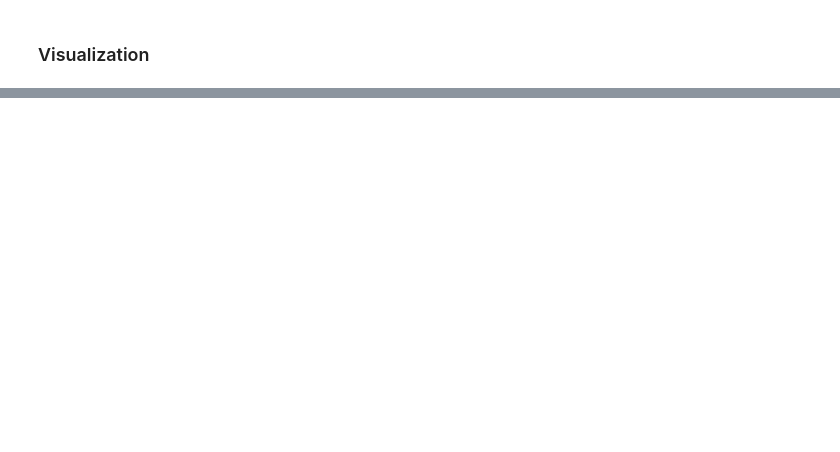
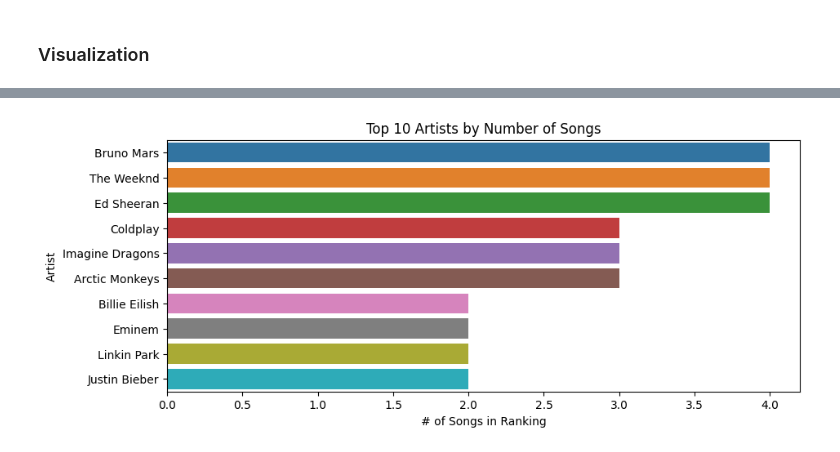
Before and after one commit to aguamelsu/DataScience-and-ML, a Jupyter notebook: homeworks/10_web_scrapping_problems.ipynb, the cells around one changed output, grey strips where cells are left out. Saved outputs shown, nothing was run; the diff lists cells and outputs as text; code cells hidden in the pictures; blank space fills up the shorter version.

```diff
--- a/homeworks/10_web_scrapping_problems.ipynb
+++ b/homeworks/10_web_scrapping_problems.ipynb
@@ -180,0 +224,12 @@ df.sample(10)
+# %%
+# Artists vs songs in ranking
+top10 = df["artist(s)"].value_counts().nlargest(10)
+
+plt.figure(figsize=(10, 4))
+sns.barplot(x=top10.values, y=top10.index.tolist(), orient="h", hue=top10.index.tolist())
+plt.title("Top 10 Artists by Number of Songs")
+plt.xlabel("# of Songs in Ranking")
+plt.ylabel("Artist")
+plt.show()
+# %% [output]
+[figure, added]
```
Also changed, not shown: parts of 12 cells of this notebook.
